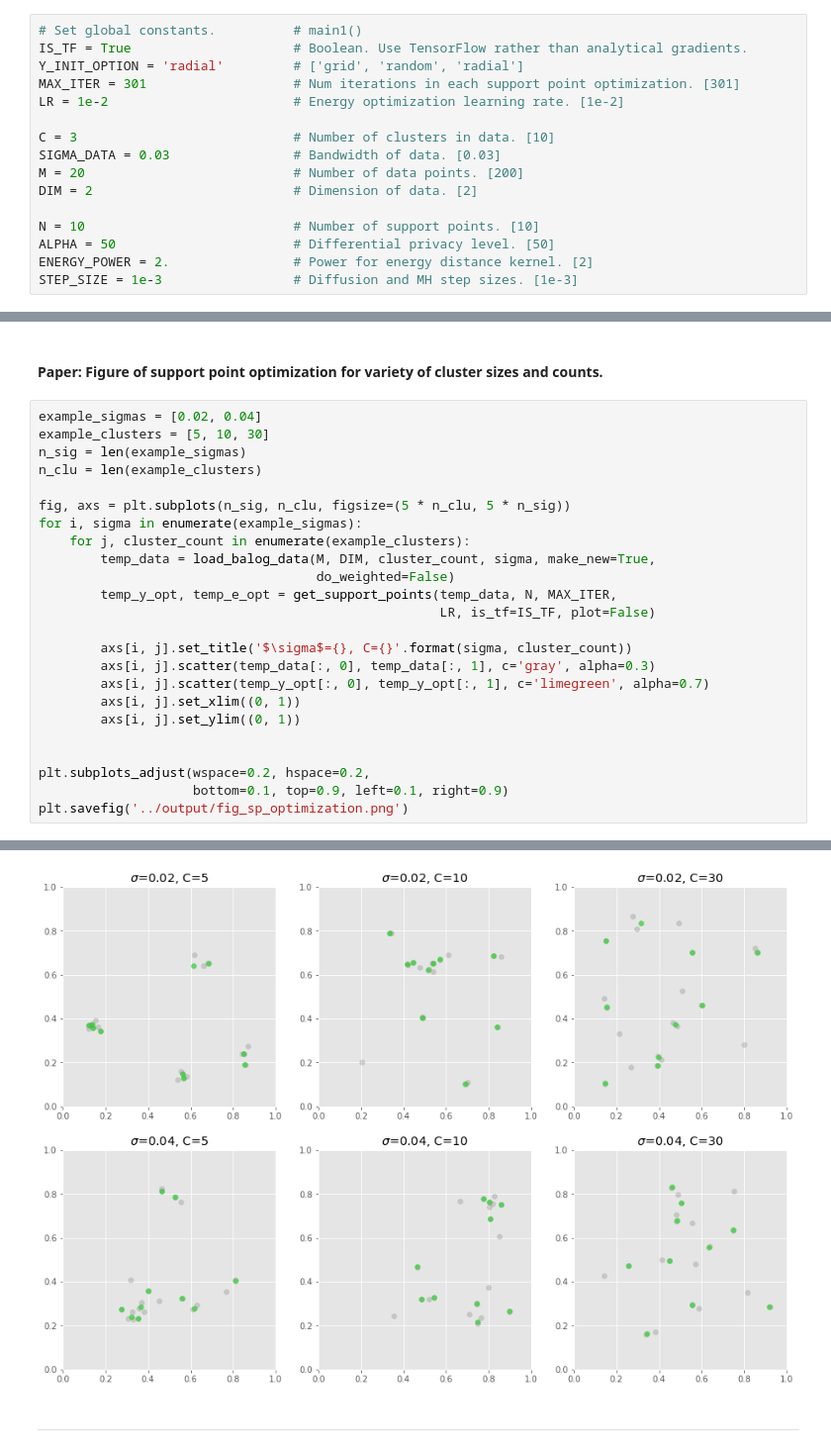
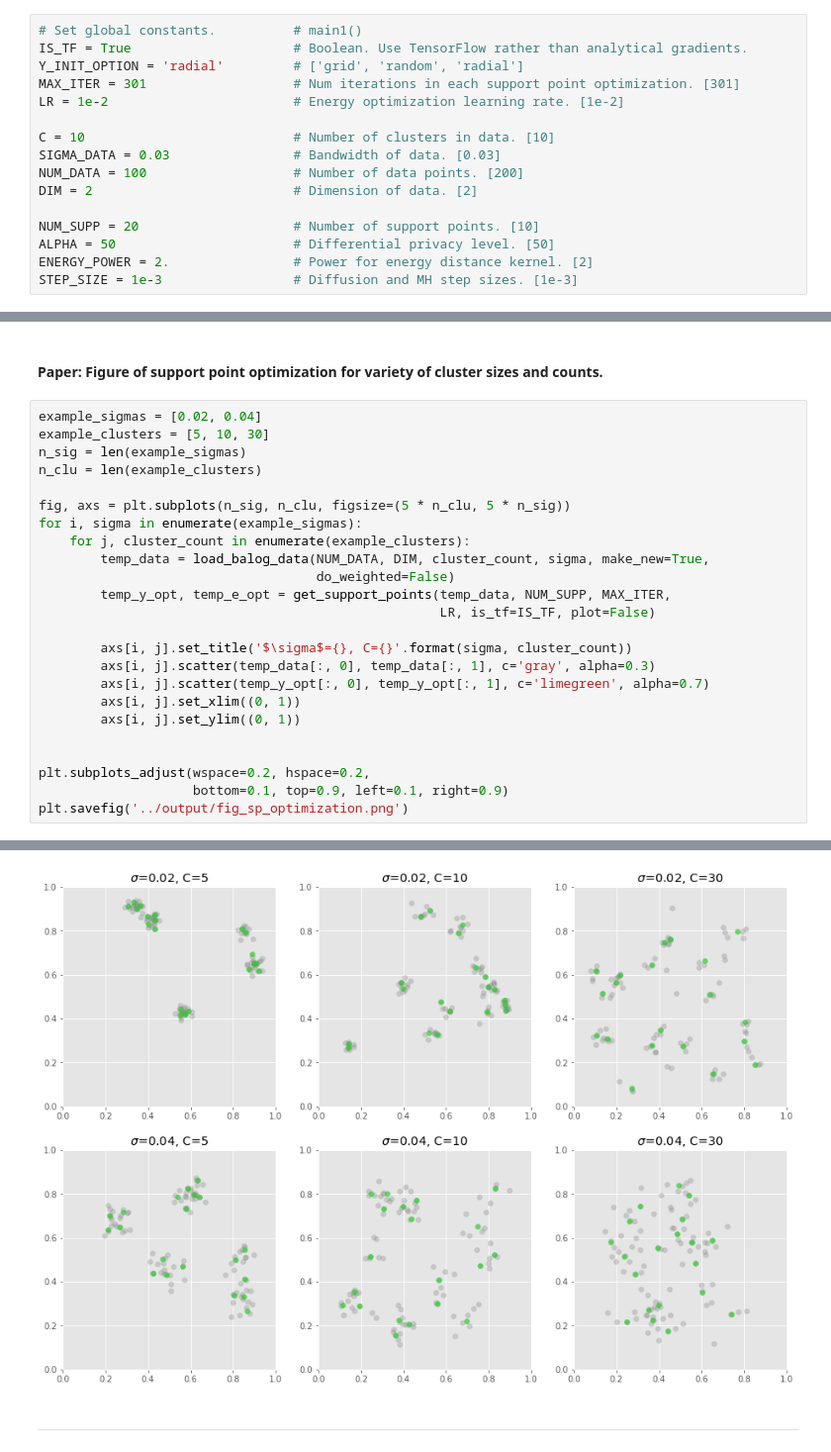
Before and after one commit to diesendruck/pv, a Jupyter notebook: mv_sp_privacy/src/sp_privacy.ipynb, the cells around one changed output, grey strips where cells are left out. Shown at 99% size. Drawn from its saved outputs; the diff is of its cells as text.

```diff
--- a/mv_sp_privacy/src/sp_privacy.ipynb
+++ b/mv_sp_privacy/src/sp_privacy.ipynb
@@ -73,12 +71,12 @@ Y_INIT_OPTION = 'radial'         # ['grid', 'random', 'radial']
 MAX_ITER = 301                   # Num iterations in each support point optimization. [301]
 LR = 1e-2                        # Energy optimization learning rate. [1e-2]
 
-C = 3                            # Number of clusters in data. [10]
+C = 10                           # Number of clusters in data. [10]
 SIGMA_DATA = 0.03                # Bandwidth of data. [0.03]
-M = 20                           # Number of data points. [200]
+NUM_DATA = 100                   # Number of data points. [200]
 DIM = 2                          # Dimension of data. [2]
 
-N = 10                           # Number of support points. [10]
+NUM_SUPP = 20                    # Number of support points. [10]
 ALPHA = 50                       # Differential privacy level. [50]
 ENERGY_POWER = 2.                # Power for energy distance kernel. [2]
 STEP_SIZE = 1e-3                 # Diffusion and MH step sizes. [1e-3]
@@ -115,9 +120,9 @@ n_clu = len(example_clusters)
 fig, axs = plt.subplots(n_sig, n_clu, figsize=(5 * n_clu, 5 * n_sig))
 for i, sigma in enumerate(example_sigmas):
     for j, cluster_count in enumerate(example_clusters):
-        temp_data = load_balog_data(M, DIM, cluster_count, sigma, make_new=True,
+        temp_data = load_balog_data(NUM_DATA, DIM, cluster_count, sigma, make_new=True,
                                     do_weighted=False)
-        temp_y_opt, temp_e_opt = get_support_points(temp_data, N, MAX_ITER,
+        temp_y_opt, temp_e_opt = get_support_points(temp_data, NUM_SUPP, MAX_ITER,
                                                     LR, is_tf=IS_TF, plot=False)
 
         axs[i, j].set_title('$\sigma$={}, C={}'.format(sigma, cluster_count))
@@ -151,3 +156,3 @@ STARTING RUN. is_tf: True, y_init: radial, clip: bounds, wlb: False
-[figure, old version]
+[figure, new version]
 # %% [markdown]
 ___
```
Also changed, not shown: parts of 31 cells of this notebook, 2 other files.
